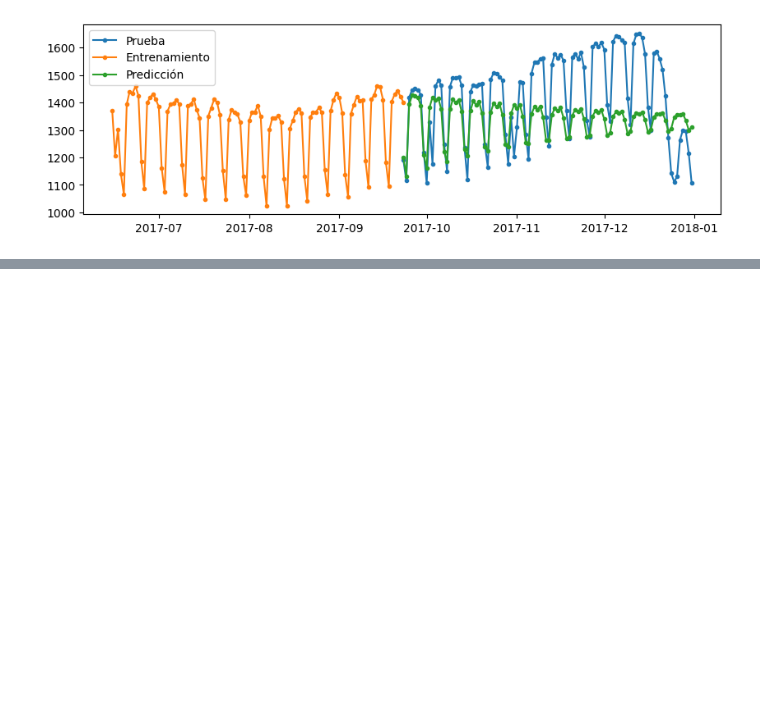
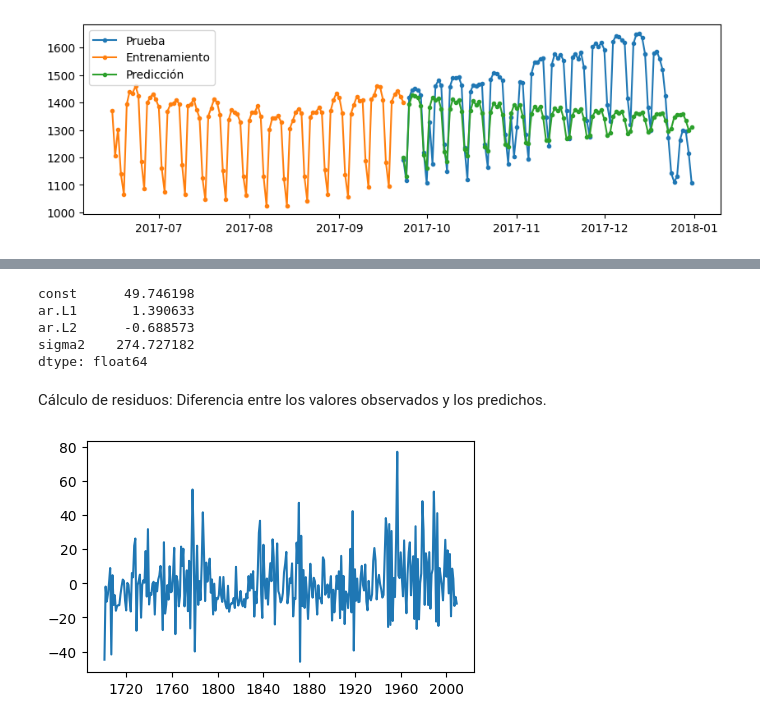
Before and after one commit to JhonZafra/Statistic_Concepts, a Jupyter notebook: SemanaXIV/ConceptosSeriesTiempo.ipynb, the cells around one changed output, grey strips where cells are left out. Drawn from its saved outputs; the diff is of its cells as text; code cells hidden in the pictures; blank space fills up the shorter version.

```diff
--- a/SemanaXIV/ConceptosSeriesTiempo.ipynb
+++ b/SemanaXIV/ConceptosSeriesTiempo.ipynb
@@ -304,0 +505,18 @@ plt.show()
+# %%
+ARIMA(df3, order= (2, 0, 0)).fit().params
+# %% [output]
+const      49.746198
+ar.L1       1.390633
+ar.L2      -0.688573
+sigma2    274.727182
+dtype: float64
+# %% [markdown]
+Cálculo de residuos: Diferencia entre los valores observados y los predichos.
+# %%
+residuos = ARIMA(df3, order= (2, 0, 0)).fit().resid
+# %%
+fig = plt.figure( figsize= ( 5,3) )
+plt.plot(residuos)
+plt.show()
+# %% [output]
+[figure, added]
```
Also changed, not shown: parts of 31 cells of this notebook.
